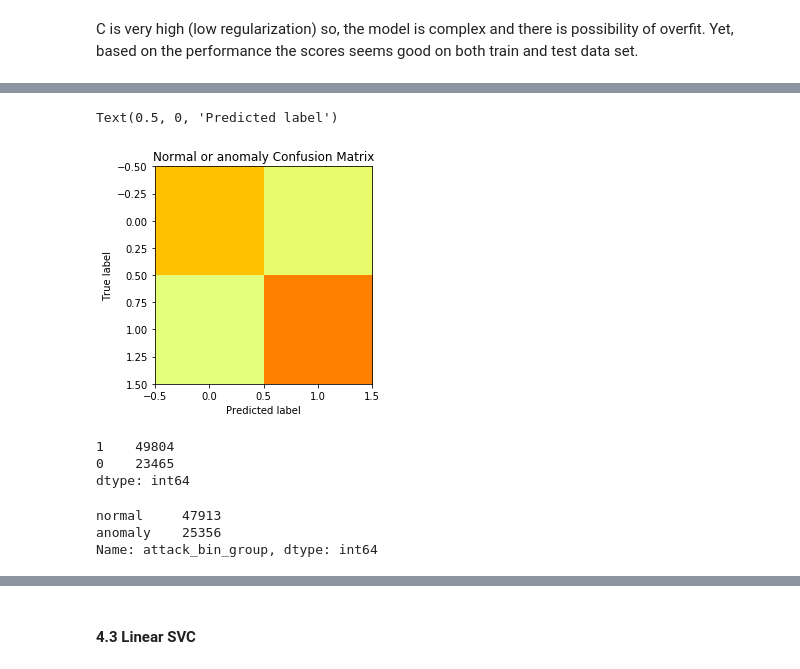
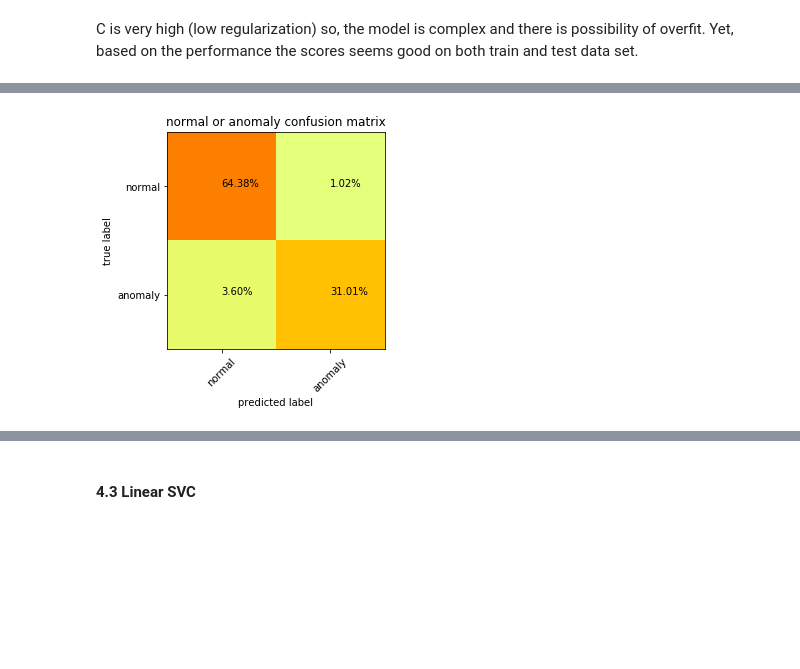
Before and after one commit to narendraparigi1987/ml_assignment, a Jupyter notebook: ML Network Intrusion - 20200311-naren_v02.ipynb, the cells around one changed output, grey strips where cells are left out. Cells and saved outputs as stored; diff of their text form; code cells hidden in the pictures; blank space fills up the shorter version.

```diff
--- a/ML Network Intrusion - 20200311-naren_v02.ipynb
+++ b/ML Network Intrusion - 20200311-naren_v02.ipynb
@@ -730,42 +730,25 @@ the classification report:
    macro avg       0.96      0.94      0.95     73269
 weighted avg       0.95      0.95      0.95     73269
 # %%
-confusion_matrix(y_test_bin['attack_bin_group'] ,y_pred)
-
 cm = confusion_matrix(y_test_bin['attack_bin_group'],y_pred)
 obs = np.sum(cm)
 
-cm
-
 plt.clf()
 plt.imshow(cm, interpolation='nearest', cmap=plt.cm.Wistia)
-classNames = ['anomaly','normal']
-plt.title('Normal or anomaly Confusion Matrix')
-plt.ylabel('True label')
-plt.xlabel('Predicted label')
-# tick_marks = np.arange(len(classNames))
-# plt.xticks(tick_marks, classNames, rotation=45)
-# plt.yticks(tick_marks, classNames)
-# s = [['TN','FP'], ['FN', 'TP']]
-# for i in range(2):
-#     for j in range(2):
-#         plt.text(j,i, str('{:.2f}'.format(cm[i][j]/obs*100)) + "%")
-# plt.show()
+classNames = ['normal','anomaly']
+plt.title('normal or anomaly confusion matrix')
+plt.ylabel('true label')
+plt.xlabel('predicted label')
+tick_marks = np.arange(len(classNames))
+plt.xticks(tick_marks, classNames, rotation=45)
+plt.yticks(tick_marks, classNames)
+s = [['TN','FP'], ['FN', 'TP']]
+for i in range(2):
+    for j in range(2):
+        plt.text(j,i, str('{:.2f}'.format(cm[i][j]/obs*100)) + "%")
+plt.show()
 # %% [output]
-Text(0.5, 0, 'Predicted label')
-[figure, old version]
+[figure, new version]
-# %%
-pd.Series(y_pred).value_counts()
-# %% [output]
-1    49804
-0    23465
-dtype: int64
-# %%
-y_test.attack_bin_group.value_counts()
-# %% [output]
-normal     47913
-anomaly    25356
-Name: attack_bin_group, dtype: int64
 # %%
 fpr, tpr, thresholds = roc_curve(y_pred, y_test_bin['attack_bin_group'])
 roc_auc = auc(fpr, tpr)
```
Also changed, not shown: parts of 17 cells of this notebook.
